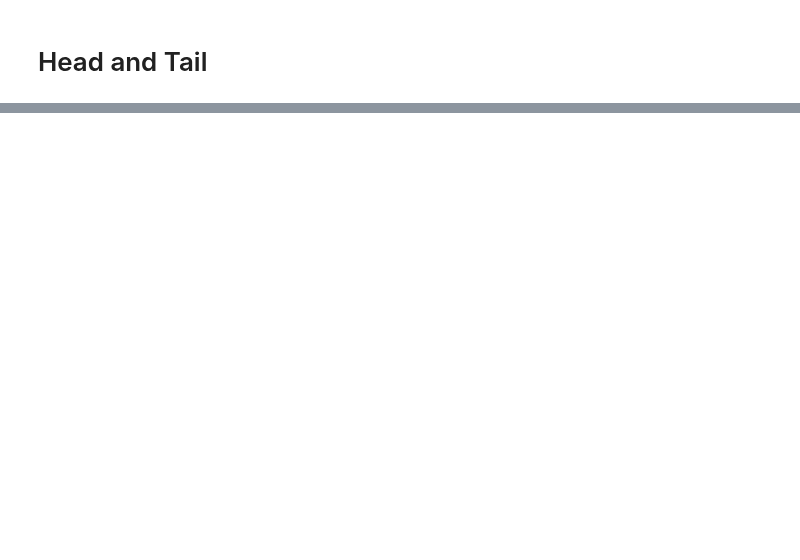
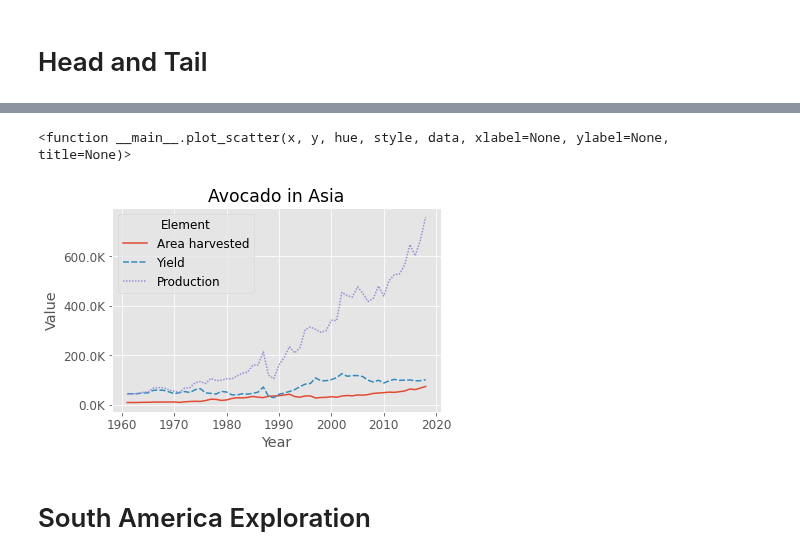
Before and after one commit to eldrigeampong/Data-Science, a Jupyter notebook: UN/FAOSTAT/proj1.ipynb, the cells around one changed output, grey strips where cells are left out. Drawn from its saved outputs; the diff is of its cells as text; code cells hidden in the pictures; blank space fills up the shorter version.

```diff
--- a/UN/FAOSTAT/proj1.ipynb
+++ b/UN/FAOSTAT/proj1.ipynb
@@ -504,0 +285,3 @@ cnt_area_grp.get_group('Tonga')
+# %%
+asia_df = country_area_grouped.get_group('Asia')
+asia_df
@@ -504,0 +302,9 @@ cnt_area_grp.get_group('Tonga')
+# %%
+plot_scatter(x='Year', y='Value', hue='Element', style='Element', data=asia_df,
+             xlabel='Year', ylabel='Value',
+             title='Avocado in Asia')
+# %% [output]
+<function __main__.plot_scatter(x, y, hue, style, data, xlabel=None, ylabel=None, title=None)>
+[figure, added]
+# %% [markdown]
+# South America Exploration
```
Also changed, not shown: parts of 63 cells of this notebook, 3 other files.
